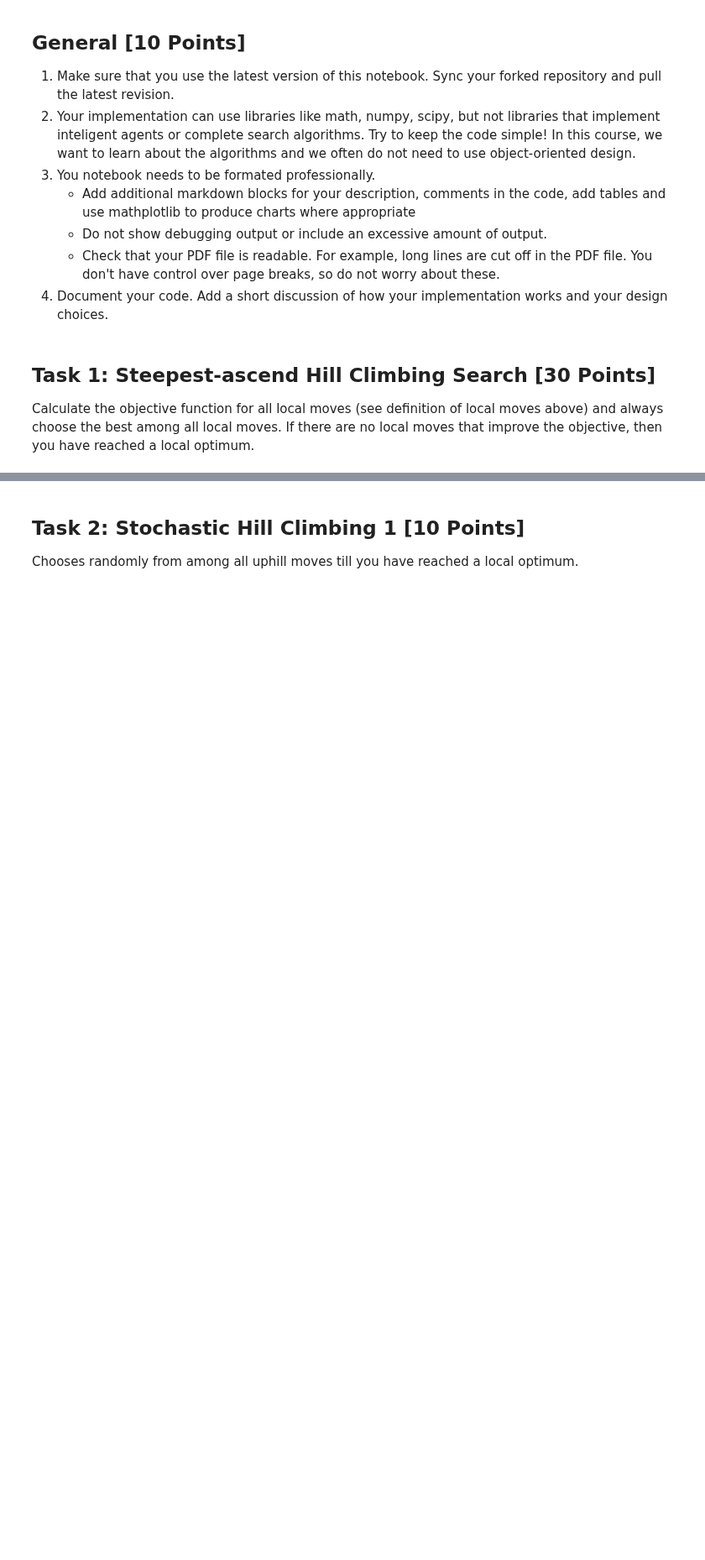
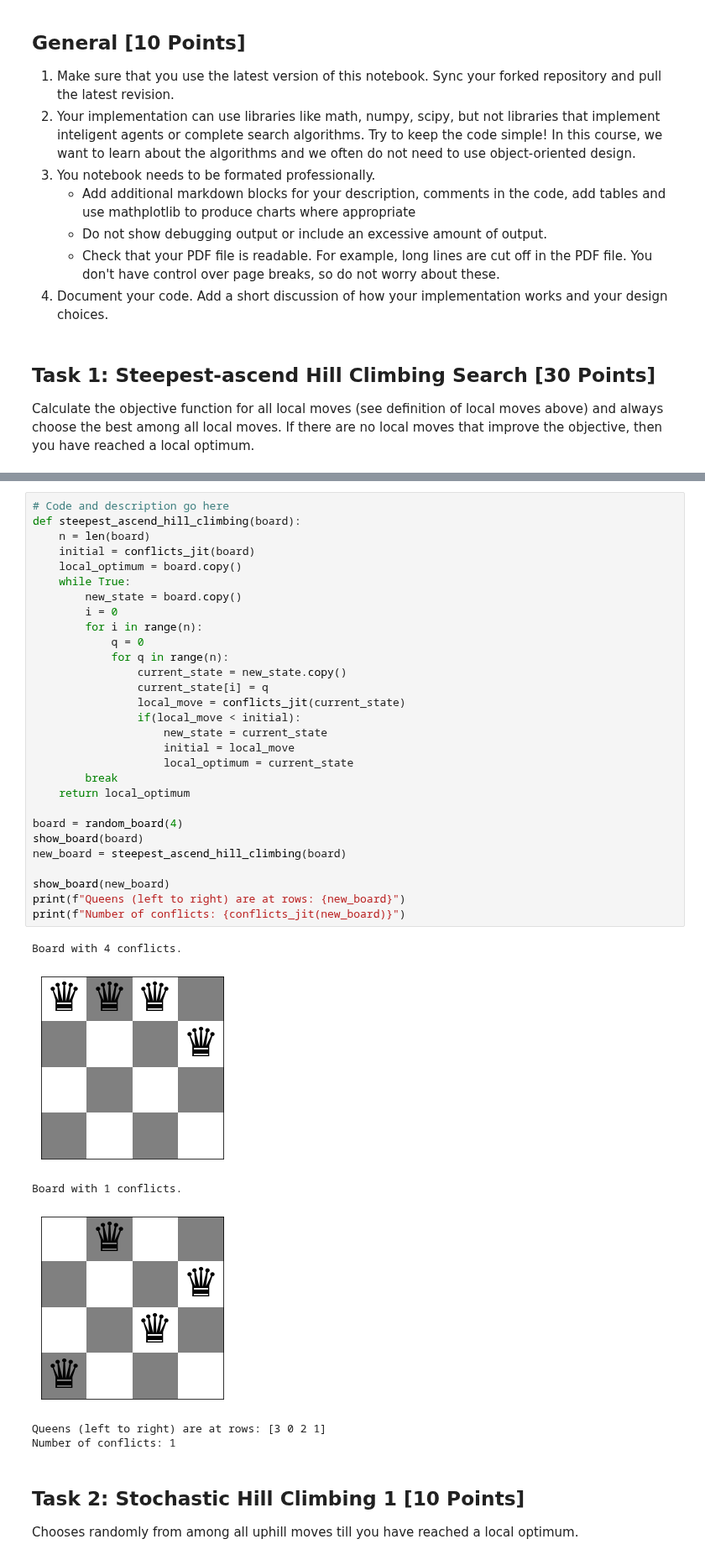
Before and after one commit to mhahsler/CS7320-AI, a Jupyter notebook: Local_Search/n_queens.ipynb, the cells around one changed output, grey strips where cells are left out. Shown at 84% size. Saved outputs shown, nothing was run; the diff lists cells and outputs as text; blank space fills up the shorter version.

Commit message:
N-queens code update

```diff
--- a/Local_Search/n_queens.ipynb
+++ b/Local_Search/n_queens.ipynb
@@ -128,3 +153,39 @@ Calculate the objective function for all local moves (see definition of local mo
+# %%
+# Code and description go here
+def steepest_ascend_hill_climbing(board):
+    n = len(board)
+    initial = conflicts_jit(board)
+    local_optimum = board.copy()
+    while True:
+        new_state = board.copy()
+        i = 0
+        for i in range(n):
+            q = 0
+            for q in range(n):
+                current_state = new_state.copy()
+                current_state[i] = q
+                local_move = conflicts_jit(current_state)
+                if(local_move < initial):
+                    new_state = current_state
+                    initial = local_move
+                    local_optimum = current_state
+        break
+    return local_optimum
+
+board = random_board(4)
+show_board(board)
+new_board = steepest_ascend_hill_climbing(board)
+
+show_board(new_board)
+print(f"Queens (left to right) are at rows: {new_board}")
+print(f"Number of conflicts: {conflicts_jit(new_board)}")
+# %% [output]
+Board with 4 conflicts.
+[figure, added]
+Board with 1 conflicts.
+[figure, added]
+Queens (left to right) are at rows: [3 0 2 1]
+Number of conflicts: 1
 # %% [markdown]
 ## Task 2: Stochastic Hill Climbing 1 [10 Points]
 
```
Also changed, not shown: parts of 9 cells of this notebook, 1 other file.
